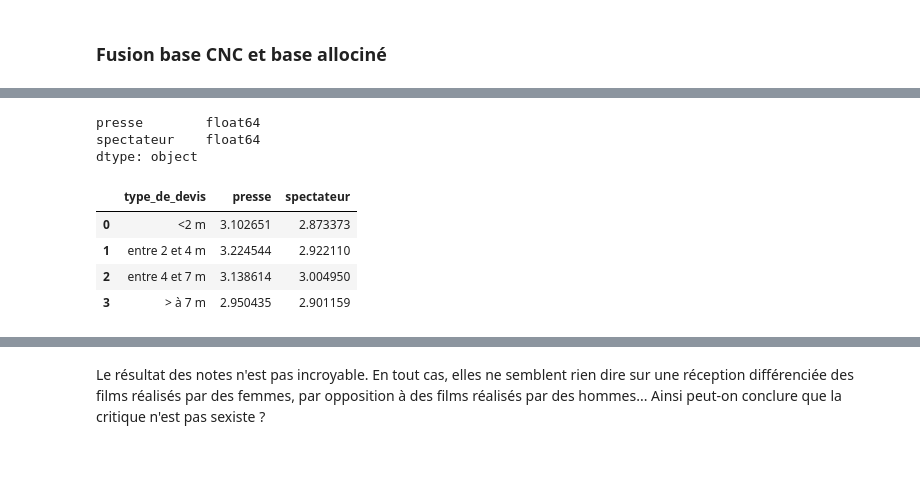
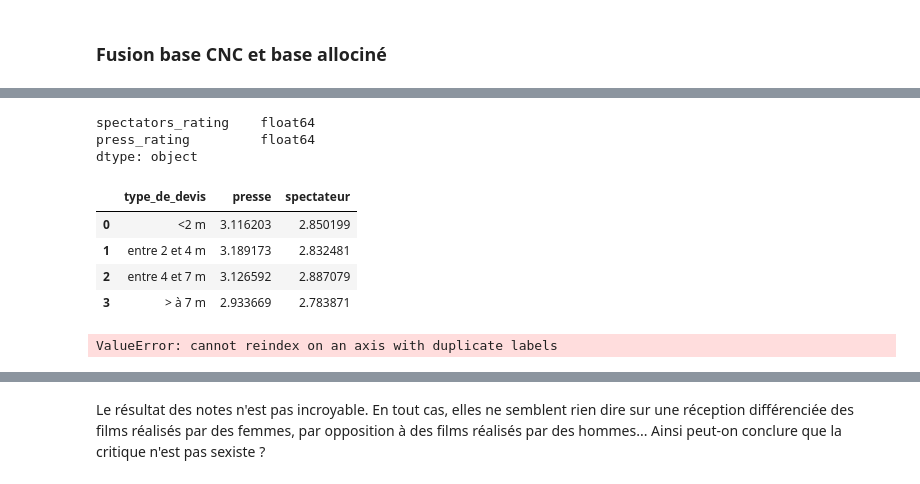
Before and after one commit to Clement-Dn/Projet_Cin-, a Jupyter notebook: Rapport_Projet_Cinema.ipynb, the cells around one changed output, grey strips where cells are left out. Saved outputs shown, nothing was run; the diff lists cells and outputs as text; code cells hidden in the pictures.

```diff
--- a/Rapport_Projet_Cinema.ipynb
+++ b/Rapport_Projet_Cinema.ipynb
@@ -414,7 +408,7 @@ plt.show()
 # %% [markdown]
 ### Fusion base CNC et base allociné
 # %%
-base_allocine = base_films.drop(columns=['titre'])
+base_allocine = table_films.drop(columns=['titre'])
 base_cnc_agregee = pd.merge(films_cnc, base_allocine,left_on='visa', right_on='num_visa', how='inner')
 len(base_cnc_agregee)
 base_cnc_agregee
@@ -435,4 +429,5 @@ base_cnc_agregee
 # %%
 # Conversion des notes en écriture décimale
-base_cnc_agregee['spectateur'] = base_cnc_agregee['spectateur'].apply(mise_en_forme_decimale)
-base_cnc_agregee['presse'] = base_cnc_agregee['presse'].apply(mise_en_forme_decimale)
+
+base_cnc_agregee['spectators_rating']= base_cnc_agregee['spectators_rating'].apply(mise_en_forme_decimale)
+base_cnc_agregee['press_rating'] = base_cnc_agregee['press_rating'].apply(mise_en_forme_decimale)
@@ -451,19 +434,23 @@ Index(['visa', 'titre', 'realisateur', 'producteurs', 'devis', 'genre', 'eof',
 # %%
-print(base_cnc_agregee[['presse', 'spectateur']].dtypes)
+print(base_cnc_agregee[['spectators_rating', 'press_rating']].dtypes)
 # %% [output]
-presse        float64
-spectateur    float64
+spectators_rating    float64
+press_rating         float64
 dtype: object
 # %%
 #Comparaison avis spectateurs vs presse selon le type de devis
 base_cnc_agregee_moyennes = base_cnc_agregee.groupby("type_de_devis").agg(
-    presse=("presse", "mean"),
-    spectateur=("spectateur", "mean")
+    presse=('press_rating', "mean"),
+    spectateur=('spectators_rating', "mean")
 ).reset_index()
 base_cnc_agregee_moyennes
 # %% [output]
 |  | type_de_devis | presse | spectateur |
-| 0 | <2 m | 3.102651 | 2.873373 |
-| 1 | entre 2 et 4 m | 3.224544 | 2.922110 |
-| 2 | entre 4 et 7 m | 3.138614 | 3.004950 |
-| 3 | > à 7 m | 2.950435 | 2.901159 |
+| 0 | <2 m | 3.116203 | 2.850199 |
+| 1 | entre 2 et 4 m | 3.189173 | 2.832481 |
+| 2 | entre 4 et 7 m | 3.126592 | 2.887079 |
+| 3 | > à 7 m | 2.933669 | 2.783871 |
+# %%
+histogramme_genre_film(base_cnc_agregee, "Action", "Policier")
+# %% [output]
+ValueError: cannot reindex on an axis with duplicate labels
```
Also changed, not shown: parts of 14 cells of this notebook.
